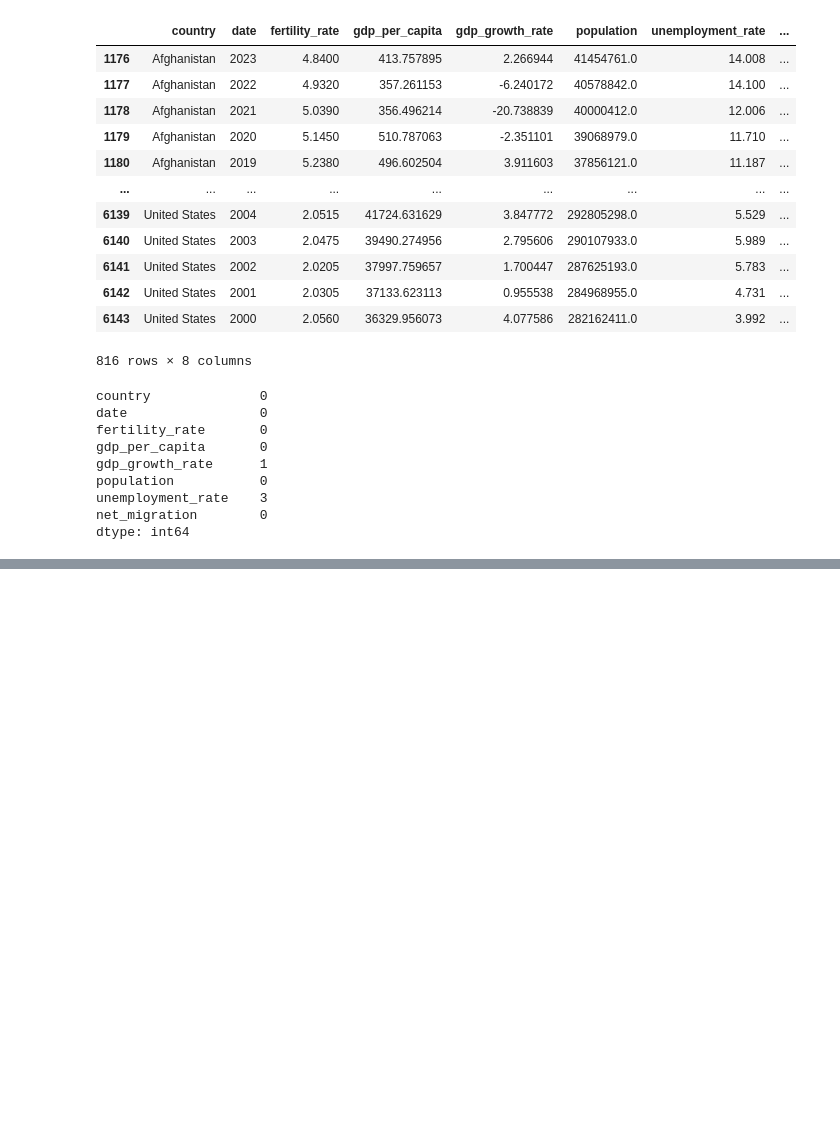
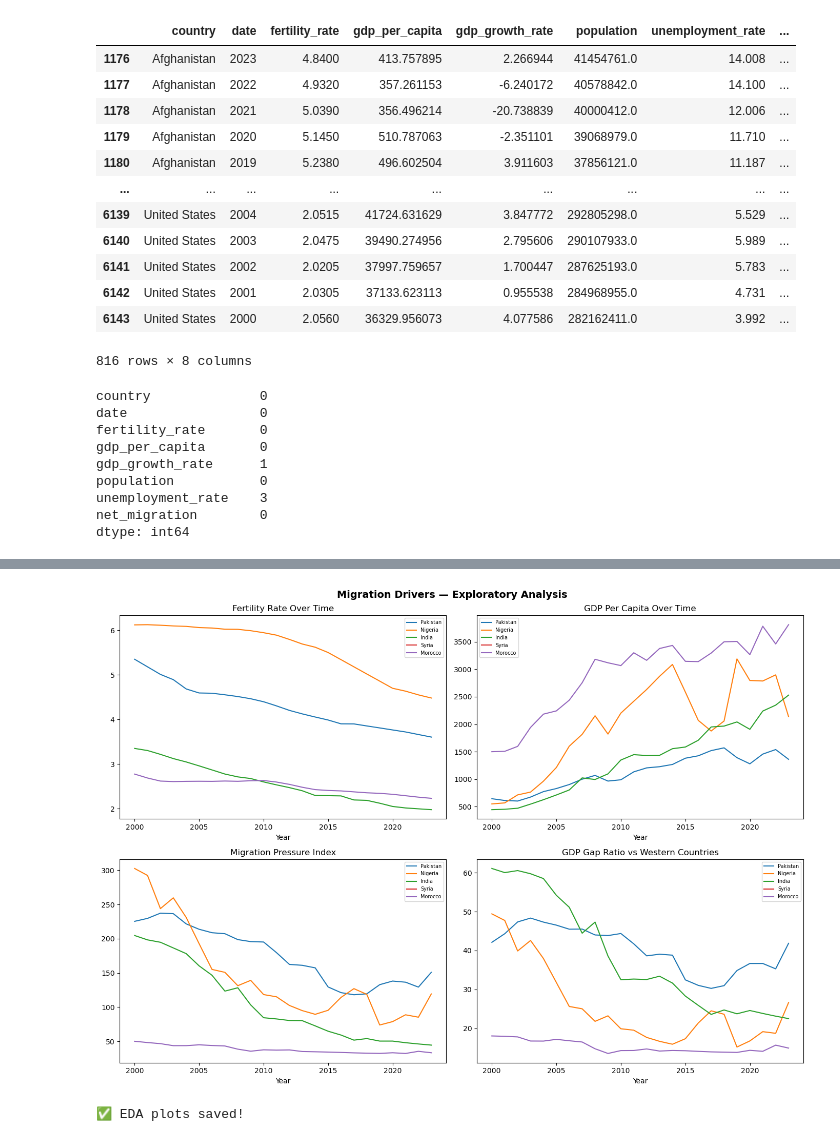
Before and after one commit to abir171915/MigrantFlows, a Jupyter notebook: migration_data_collection.ipynb, the cells around one changed output, grey strips where cells are left out. Cells and saved outputs as stored; diff of their text form; code cells hidden in the pictures; blank space fills up the shorter version.

```diff
--- a/migration_data_collection.ipynb
+++ b/migration_data_collection.ipynb
@@ -136,0 +193,3 @@ dtype: int64
+# %%
+# Merge back
+df_filtered = df_filtered.merge(avg_dest_gdp, on='date', how='left')
@@ -136,0 +201,17 @@ dtype: int64
+# %%
+# ── Fertility pressure index ──
+# High fertility + low GDP = high migration pressure
+df_filtered['migration_pressure'] = (
+    df_filtered['fertility_rate'] * df_filtered['gdp_gap_ratio']
+)
+# %%
+# ── Population growth rate ──
+df_filtered['pop_growth'] = df_filtered.groupby('country')['population'].pct_change() * 100
+
+# ── Lag features — GDP 5 years ago predicts migration today ──
+df_filtered['gdp_lag_5'] = df_filtered.groupby('country')['gdp_per_capita'].shift(5)
+df_filtered['fertility_lag_3'] = df_filtered.groupby('country')['fertility_rate'].shift(3)
+
+print("✅ Features engineered!")
+print(f"\nNew columns added:")
+print(['gdp_gap_ratio', 'migration_pressure', 'pop_growth', 'gdp_lag_5', 'fertility_lag_3'])
@@ -136,0 +249,47 @@ dtype: int64
+# %%
+import matplotlib.pyplot as plt
+
+fig, axes = plt.subplots(2, 2, figsize=(14, 10))
+
+# Plot 1 — Fertility rate over time for top origin countries
+countries_to_plot = ['Pakistan', 'Nigeria', 'India', 'Syria', 'Morocco']
+for country in countries_to_plot:
+    data = df_filtered[df_filtered['country'] == country]
+    axes[0,0].plot(data['date'], data['fertility_rate'], label=country)
+axes[0,0].set_title('Fertility Rate Over Time')
+axes[0,0].set_xlabel('Year')
+axes[0,0].legend(fontsize=7)
+
+# Plot 2 — GDP per capita over time
+for country in countries_to_plot:
+    data = df_filtered[df_filtered['country'] == country]
+    axes[0,1].plot(data['date'], data['gdp_per_capita'], label=country)
+axes[0,1].set_title('GDP Per Capita Over Time')
+axes[0,1].set_xlabel('Year')
+axes[0,1].legend(fontsize=7)
+
+# Plot 3 — Migration pressure index
+for country in countries_to_plot:
+    data = df_filtered[df_filtered['country'] == country]
+    axes[1,0].plot(data['date'], data['migration_pressure'], label=country)
+axes[1,0].set_title('Migration Pressure Index')
+axes[1,0].set_xlabel('Year')
+axes[1,0].legend(fontsize=7)
+
+# Plot 4 — GDP gap ratio
+for country in countries_to_plot:
+    data = df_filtered[df_filtered['country'] == country]
+    axes[1,1].plot(data['date'], data['gdp_gap_ratio'], label=country)
+axes[1,1].set_title('GDP Gap Ratio vs Western Countries')
+axes[1,1].set_xlabel('Year')
+axes[1,1].legend(fontsize=7)
+
+plt.suptitle('Migration Drivers — Exploratory Analysis', fontsize=14, fontweight='bold')
+plt.tight_layout()
+plt.savefig('data/migration_eda.png', dpi=150)
+plt.show()
+
+print("✅ EDA plots saved!")
+# %% [output]
+[figure, added]
+✅ EDA plots saved!
```
Also changed, not shown: parts of 9 cells of this notebook, 2 other files.
